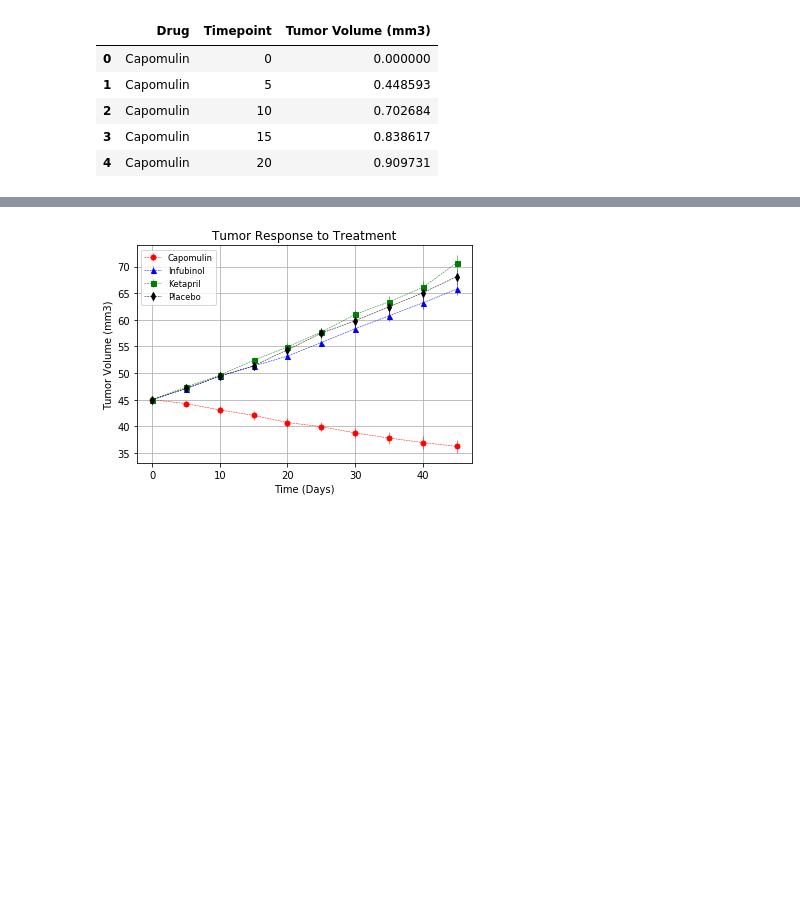
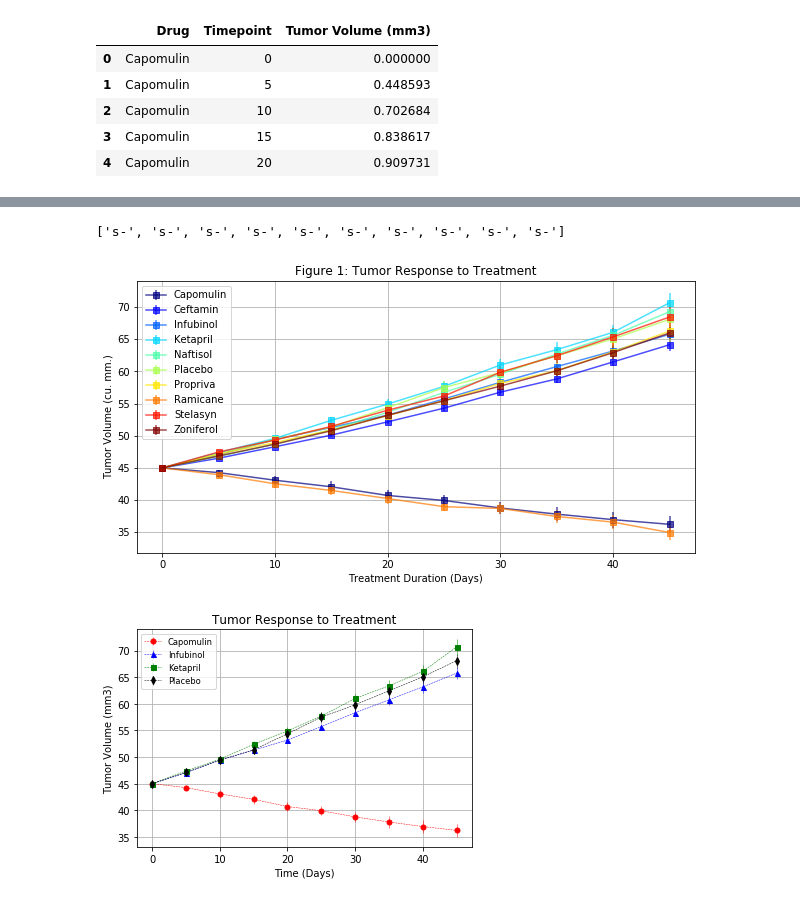
Before and after one commit to daddyjab/PythonAssignments, a Jupyter notebook: Pymaceuticals/pymaceuticals_starter-jb.ipynb, the cells around one changed output, grey strips where cells are left out. Cells and saved outputs as stored; diff of their text form; code cells hidden in the pictures; blank space fills up the shorter version.

Commit message:
4 Figures generated, but need to format last chart

```diff
--- a/Pymaceuticals/pymaceuticals_starter-jb.ipynb
+++ b/Pymaceuticals/pymaceuticals_starter-jb.ipynb
@@ -226,3 +210,22 @@ SyntaxError: invalid syntax (<ipython-input-186-d5085394e858>, line 2)
+# %%
+# @TODO: How to get different markers for each column of data?
+
+markerlist = ["s-"] * 10
+markerlist
+# %% [output]
+['s-', 's-', 's-', 's-', 's-', 's-', 's-', 's-', 's-', 's-']
+# %%
+# Generate the plot
+ax1 = mean_dt_pv_df.plot(yerr=sem_dt_pv_df, fmt = 's-', grid=True, figsize=(10,5), colormap='jet', alpha=0.7)
+
+ax1.set_xlabel("Treatment Duration (Days)")
+ax1.set_ylabel("Tumor Volume (cu. mm.)")
+ax1.set_title("Figure 1: Tumor Response to Treatment")
+ax1.legend(loc="best")
+
+plt.show()
+# %% [output]
+[figure, added]
 # %%
 # Save the Figure
 fig1.savefig("results\Tumor Response to Treatment (Figure 1)")
```
Also changed, not shown: parts of 31 cells of this notebook, 3 other files.
